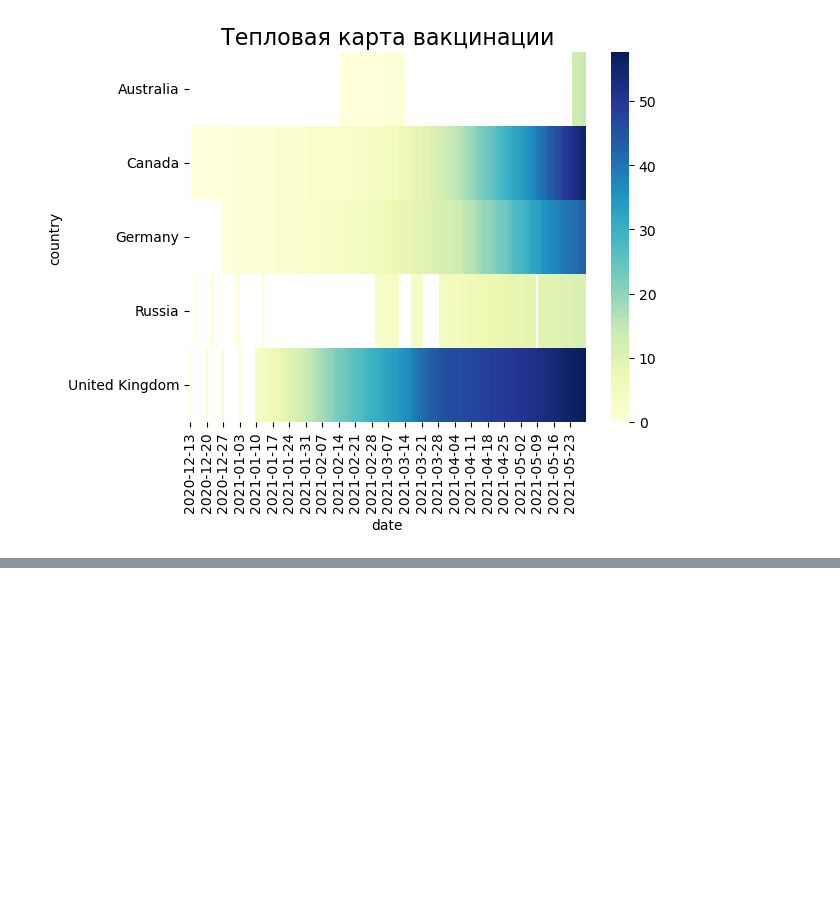
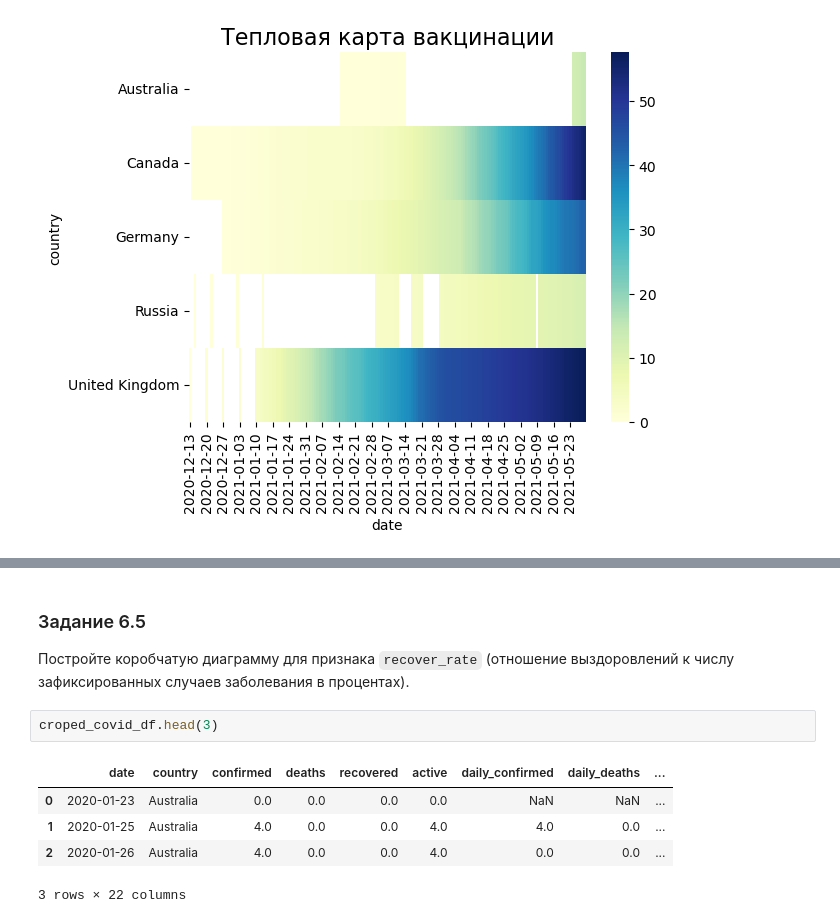
Before and after one commit to bugab0o/sfds.python13.vizualization_data, a Jupyter notebook: visualization_seaborn.ipynb, the cells around one changed output, grey strips where cells are left out. Saved outputs shown, nothing was run; the diff lists cells and outputs as text; blank space fills up the shorter version.

```diff
--- a/visualization_seaborn.ipynb
+++ b/visualization_seaborn.ipynb
@@ -166,0 +210,12 @@ heatmap.set_title('Тепловая карта вакцинации', fontsize=1
+# %% [markdown]
+### Задание 6.5
+
+Постройте коробчатую диаграмму для признака `recover_rate` (отношение выздоровлений к числу зафиксированных случаев заболевания в процентах).
+# %%
+croped_covid_df.head(3)
+# %% [output]
+|  | date | country | confirmed | deaths | recovered | active | daily_confirmed | daily_deaths | ... |
+| 0 | 2020-01-23 | Australia | 0.0 | 0.0 | 0.0 | 0.0 | NaN | NaN | ... |
+| 1 | 2020-01-25 | Australia | 4.0 | 0.0 | 0.0 | 4.0 | 4.0 | 0.0 | ... |
+| 2 | 2020-01-26 | Australia | 4.0 | 0.0 | 0.0 | 4.0 | 0.0 | 0.0 | ... |
+3 rows × 22 columns
```
Also changed, not shown: parts of 17 cells of this notebook, 1 other file.
